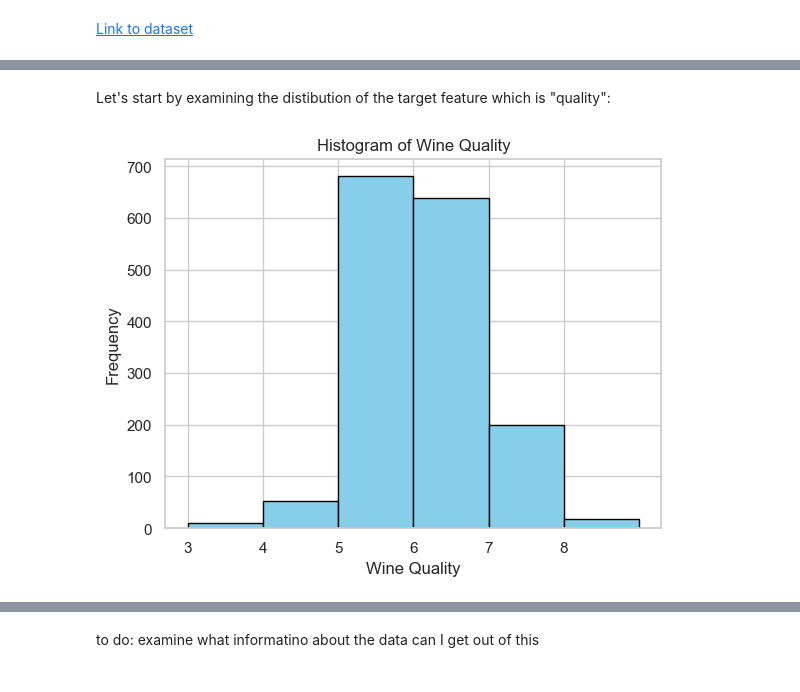
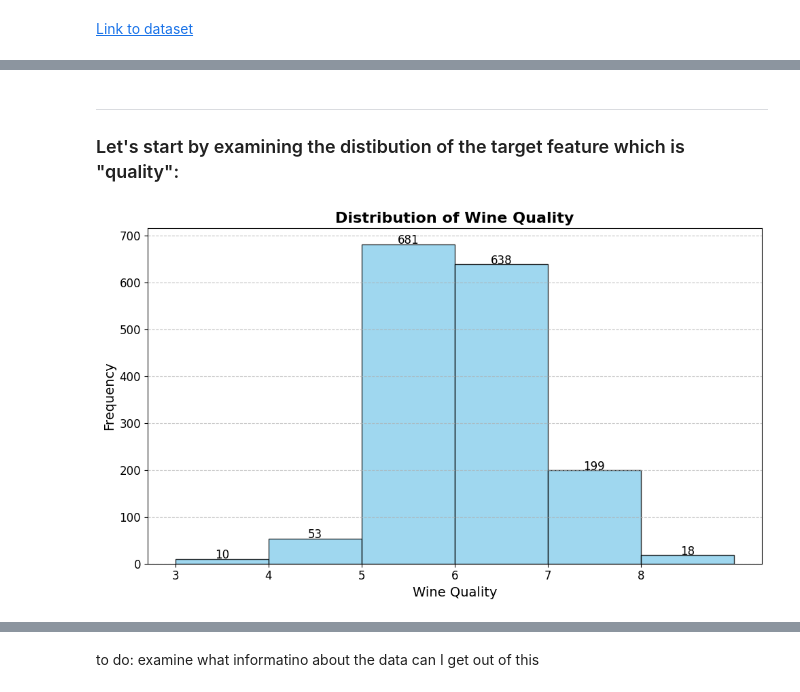
Before and after one commit to airbagdeer/tabular-ds-project, a Jupyter notebook: EX1.ipynb, the cells around one changed output, grey strips where cells are left out. Drawn from its saved outputs; the diff is of its cells as text; code cells hidden in the pictures.

Commit message:
improved and added plots, improved insights about plots, added basic model pipeline

```diff
--- a/EX1.ipynb
+++ b/EX1.ipynb
@@ -78,16 +148,32 @@ target = 'quality'
 
 These traits collectively determine the wine's chemical balance, flavor profile, and market appeal. Winemakers and analysts monitor and adjust these parameters to produce wine of desired quality and style.
 # %% [markdown]
-Let's start by examining the distibution of the target feature which is "quality":
+---
+### Let's start by examining the distibution of the target feature which is "quality":
 # %%
+plt.figure(figsize=(10, 6))
+counts, bins, bars = plt.hist(
+    dfr['quality'],
+    bins=range(dfr['quality'].min(), dfr['quality'].max() + 2),
+    edgecolor='black',
+    color='skyblue',
+    alpha=0.8
+)
 
-# Histogram for wine quality distribution
-plt.hist(dfr['quality'], bins=range(dfr['quality'].min(), dfr['quality'].max() + 2), edgecolor='black', color='skyblue')
-plt.title("Histogram of Wine Quality")
-plt.xlabel("Wine Quality")
-plt.ylabel("Frequency")
-plt.xticks(range(dfr['quality'].min(), dfr['quality'].max() + 1))
+plt.title("Distribution of Wine Quality", fontsize=16, weight='bold')
+plt.xlabel("Wine Quality", fontsize=14)
+plt.ylabel("Frequency", fontsize=14)
+plt.xticks(range(dfr['quality'].min(), dfr['quality'].max() + 1), fontsize=12)
+plt.yticks(fontsize=12)
+
+plt.grid(axis='y', linestyle='--', alpha=0.7)
+
+for bar, count in zip(bars, counts):
+    plt.text(bar.get_x() + bar.get_width() / 2, count + 1,
+             int(count), ha='center', fontsize=12)
+
+plt.tight_layout()
 plt.show()
 # %% [output]
-[figure, old version]
+[figure, new version]
 # %% [markdown]
```
Also changed, not shown: parts of 35 cells of this notebook, 1 other file.
